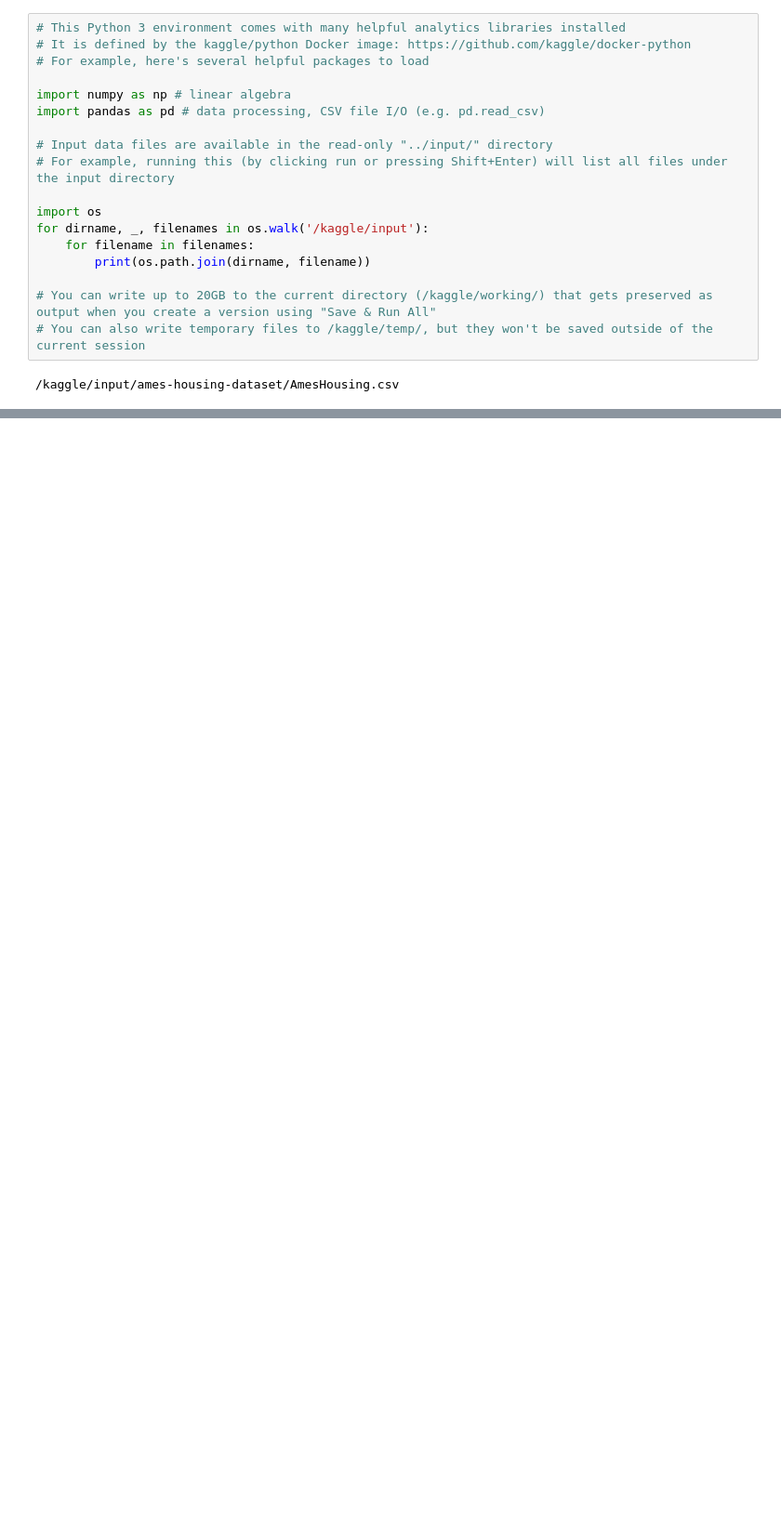
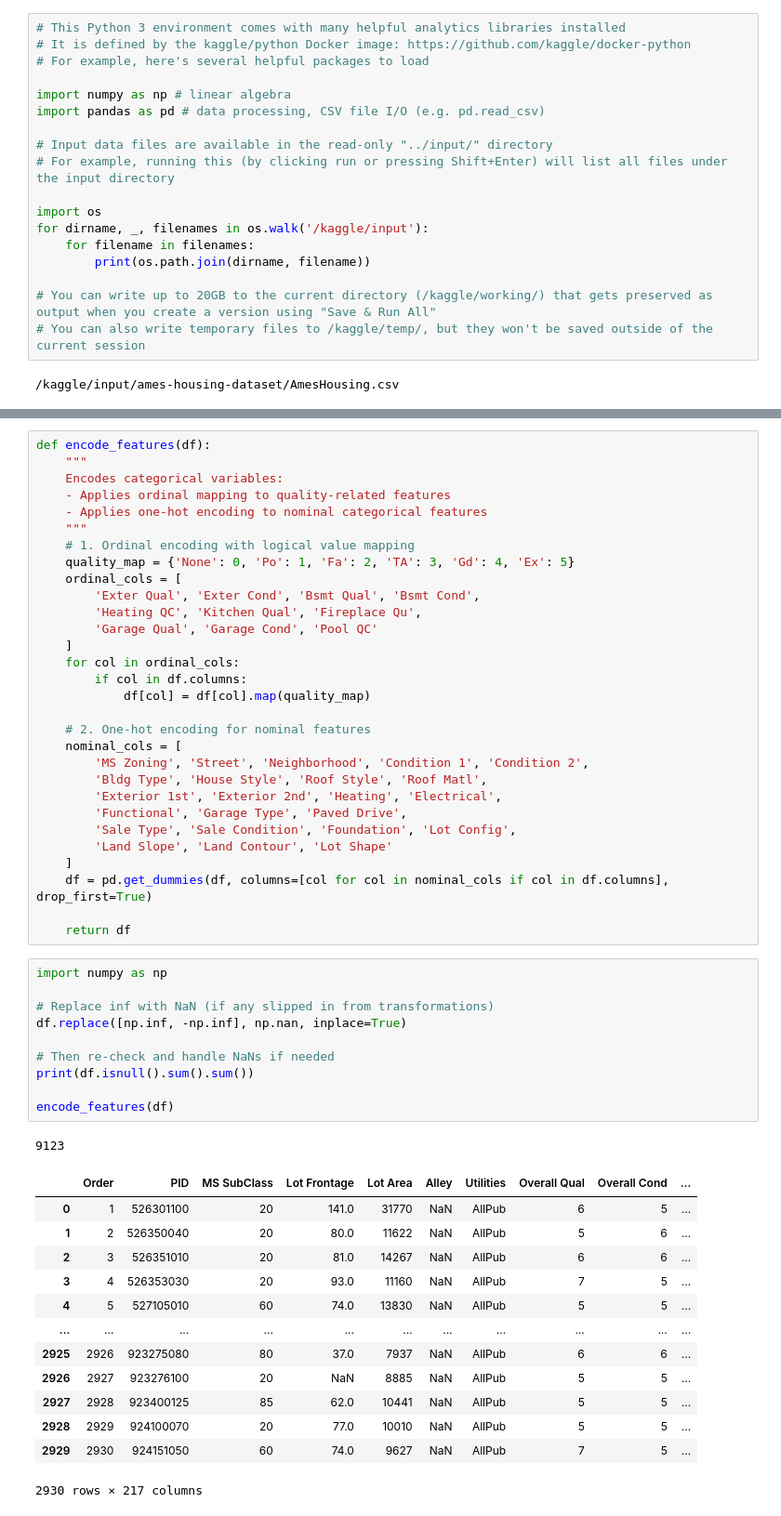
Before and after one commit to mypage-shivangi/housing-price-prediction, a Jupyter notebook: house-price-prediction.ipynb, the cells around one changed output, grey strips where cells are left out. Shown at 93% size. Cells and saved outputs as stored; diff of their text form; blank space fills up the shorter version.

```diff
--- a/house-price-prediction.ipynb
+++ b/house-price-prediction.ipynb
@@ -20,0 +145,55 @@ for dirname, _, filenames in os.walk('/kaggle/input'):
+# %%
+def encode_features(df):
+    """
+    Encodes categorical variables:
+    - Applies ordinal mapping to quality-related features
+    - Applies one-hot encoding to nominal categorical features
+    """
+    # 1. Ordinal encoding with logical value mapping
+    quality_map = {'None': 0, 'Po': 1, 'Fa': 2, 'TA': 3, 'Gd': 4, 'Ex': 5}
+    ordinal_cols = [
+        'Exter Qual', 'Exter Cond', 'Bsmt Qual', 'Bsmt Cond',
+        'Heating QC', 'Kitchen Qual', 'Fireplace Qu',
+        'Garage Qual', 'Garage Cond', 'Pool QC'
+    ]
+    for col in ordinal_cols:
+        if col in df.columns:
+            df[col] = df[col].map(quality_map)
+
+    # 2. One-hot encoding for nominal features
+    nominal_cols = [
+        'MS Zoning', 'Street', 'Neighborhood', 'Condition 1', 'Condition 2',
+        'Bldg Type', 'House Style', 'Roof Style', 'Roof Matl',
+        'Exterior 1st', 'Exterior 2nd', 'Heating', 'Electrical',
+        'Functional', 'Garage Type', 'Paved Drive',
+        'Sale Type', 'Sale Condition', 'Foundation', 'Lot Config',
+        'Land Slope', 'Land Contour', 'Lot Shape'
+    ]
+    df = pd.get_dummies(df, columns=[col for col in nominal_cols if col in df.columns], drop_first=True)
+
+    return df
+# %%
+import numpy as np
+
+# Replace inf with NaN (if any slipped in from transformations)
+df.replace([np.inf, -np.inf], np.nan, inplace=True)
+
+# Then re-check and handle NaNs if needed
+print(df.isnull().sum().sum())
+
+encode_features(df)
+# %% [output]
+9123
+|  | Order | PID | MS SubClass | Lot Frontage | Lot Area | Alley | Utilities | Overall Qual | Overall Cond | ... |
+| 0 | 1 | 526301100 | 20 | 141.0 | 31770 | NaN | AllPub | 6 | 5 | ... |
+| 1 | 2 | 526350040 | 20 | 80.0 | 11622 | NaN | AllPub | 5 | 6 | ... |
+| 2 | 3 | 526351010 | 20 | 81.0 | 14267 | NaN | AllPub | 6 | 6 | ... |
+| 3 | 4 | 526353030 | 20 | 93.0 | 11160 | NaN | AllPub | 7 | 5 | ... |
+| 4 | 5 | 527105010 | 60 | 74.0 | 13830 | NaN | AllPub | 5 | 5 | ... |
+| ... | ... | ... | ... | ... | ... | ... | ... | ... | ... | ... |
+| 2925 | 2926 | 923275080 | 80 | 37.0 | 7937 | NaN | AllPub | 6 | 6 | ... |
+| 2926 | 2927 | 923276100 | 20 | NaN | 8885 | NaN | AllPub | 5 | 5 | ... |
+| 2927 | 2928 | 923400125 | 85 | 62.0 | 10441 | NaN | AllPub | 5 | 5 | ... |
+| 2928 | 2929 | 924100070 | 20 | 77.0 | 10010 | NaN | AllPub | 5 | 5 | ... |
+| 2929 | 2930 | 924151050 | 60 | 74.0 | 9627 | NaN | AllPub | 7 | 5 | ... |
+2930 rows × 217 columns
```
Also changed, not shown: parts of 11 cells of this notebook.
